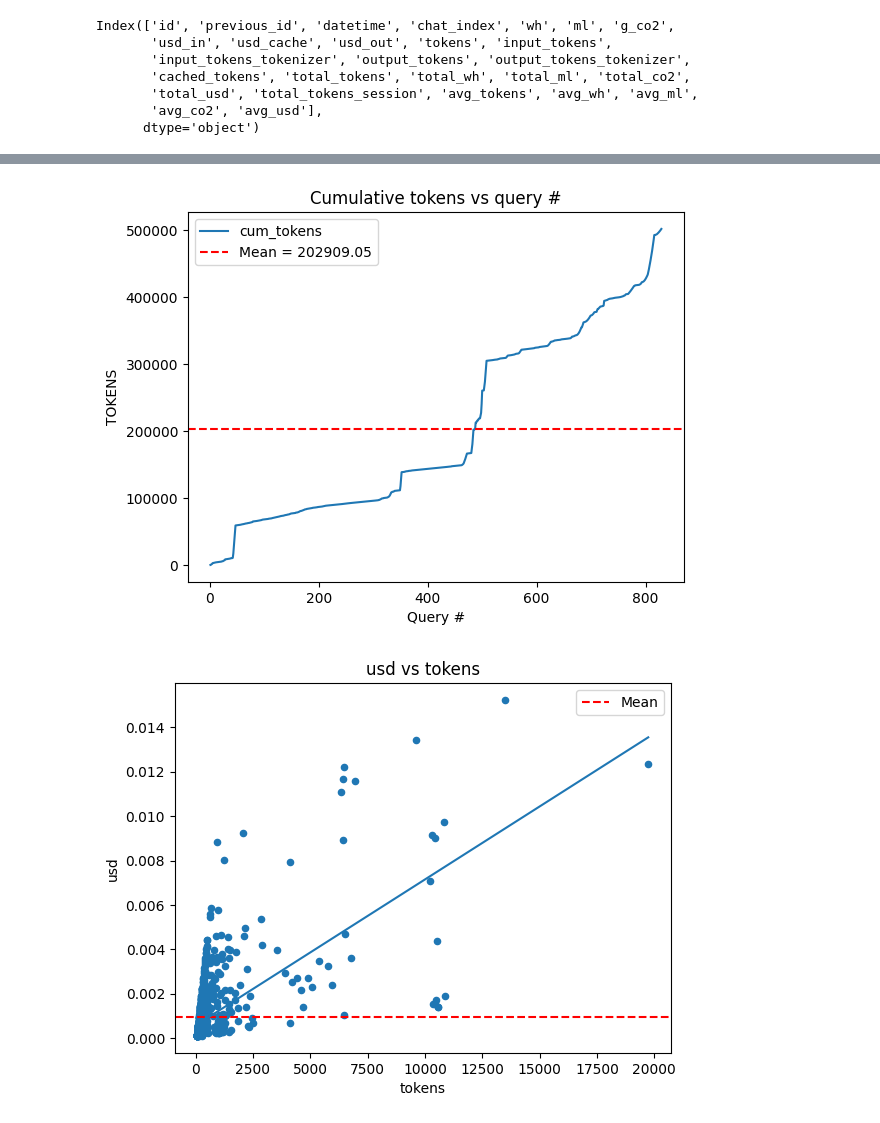
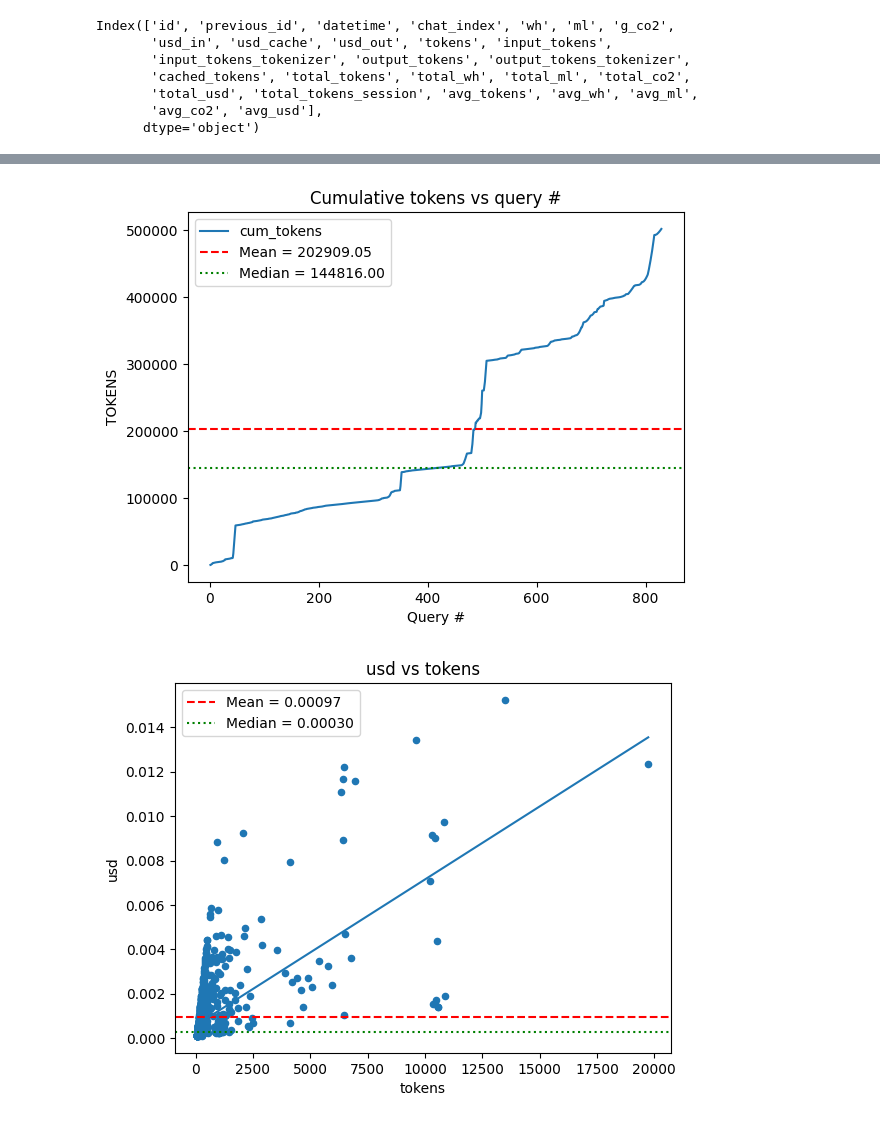
Before and after one commit to hari3mo/EcoBot, a Jupyter notebook: notebooks/charts.ipynb, the cells around one changed output, grey strips where cells are left out. Saved outputs shown, nothing was run; the diff lists cells and outputs as text; code cells hidden in the pictures.

Commit message:
charts

```diff
--- a/notebooks/charts.ipynb
+++ b/notebooks/charts.ipynb
@@ -21,6 +21,7 @@ Index(['id', 'previous_id', 'datetime', 'chat_index', 'wh', 'ml', 'g_co2',
        'avg_co2', 'avg_usd'],
       dtype='object')
 # %%
+# ...existing code...
 df = logs.copy()
 df['usd'] = df['usd_in'] + df['usd_out'] + df['usd_cache']
 df['datetime'] = pd.to_datetime(df['datetime'])
@@ -36,20 +37,32 @@ for m in metrics:
 for m in metrics:
     ax = df.plot(x='query_n', y=f'cum_{m}', legend=False,
                  title=f'Cumulative {m} vs query #')
-    ax.axhline(df[f'cum_{m}'].mean(), color='r', linestyle='--', label='Mean = {:.2f}'.format(df[f'cum_{m}'].mean()))
-    ax.set_xlabel('Query #'); ax.set_ylabel(m.upper())
-    ax.legend()
-    plt.show()
-    ax.set_yscale('log')
-    ax.axhline(df[f'cum_{m}'].mean(), color='r', linestyle='--', label='Mean')
+    mean_val = df[f'cum_{m}'].mean()
+    med_val = df[f'cum_{m}'].median()
+    ax.axhline(mean_val, color='r', linestyle='--', label='Mean = {:.2f}'.format(mean_val))
+    ax.axhline(med_val, color='g', linestyle=':', label='Median = {:.2f}'.format(med_val))
     ax.set_xlabel('Query #'); ax.set_ylabel(m.upper())
     ax.legend()
     plt.show()
 
-# ) Tokens → resource scaling
-for m in ['usd','wh','ml','g_co2', 'avg_tokens']:
+    # log scale view — only plot horizontal lines if positive (log requires >0)
+    ax.set_yscale('log')
+    if mean_val > 0:
+        ax.axhline(mean_val, color='r', linestyle='--', label='Mean = {:.2f}'.format(mean_val))
+    if med_val > 0:
+        ax.axhline(med_val, color='g', linestyle=':', label='Median = {:.2f}'.format(med_val))
+    ax.set_xlabel('Query #'); ax.set_ylabel(m.upper())
+    ax.legend()
+    plt.show()
+
+# ) Tokens vs. resource scaling
+for m in ['usd','wh','ml','g_co2']:
     ax = df.plot.scatter(x='tokens', y=m, title=f'{m} vs tokens')
-    ax.axhline(df[m].mean(), color='r', linestyle='--', label='Mean')
+    mean_y = df[m].mean()
+    med_y = df[m].median()
+    ax.axhline(mean_y, color='r', linestyle='--', label='Mean = {:.5f}'.format(mean_y))
+    ax.axhline(med_y, color='g', linestyle=':', label='Median = {:.5f}'.format(med_y))
+
     # Simple linear fit
     t = df['tokens'].to_numpy(); y = df[m].to_numpy()
     if np.isfinite(t).all() and np.isfinite(y).all() and t.sum() > 0:
@@ -66,2 +79,2 @@ for m in ['usd','wh','ml','g_co2', 'avg_tokens']:
-[figure, old version]
+[figure, new version]
-[figure, old version]
+[figure, new version]
```
Also changed, not shown: parts of 2 cells of this notebook.
